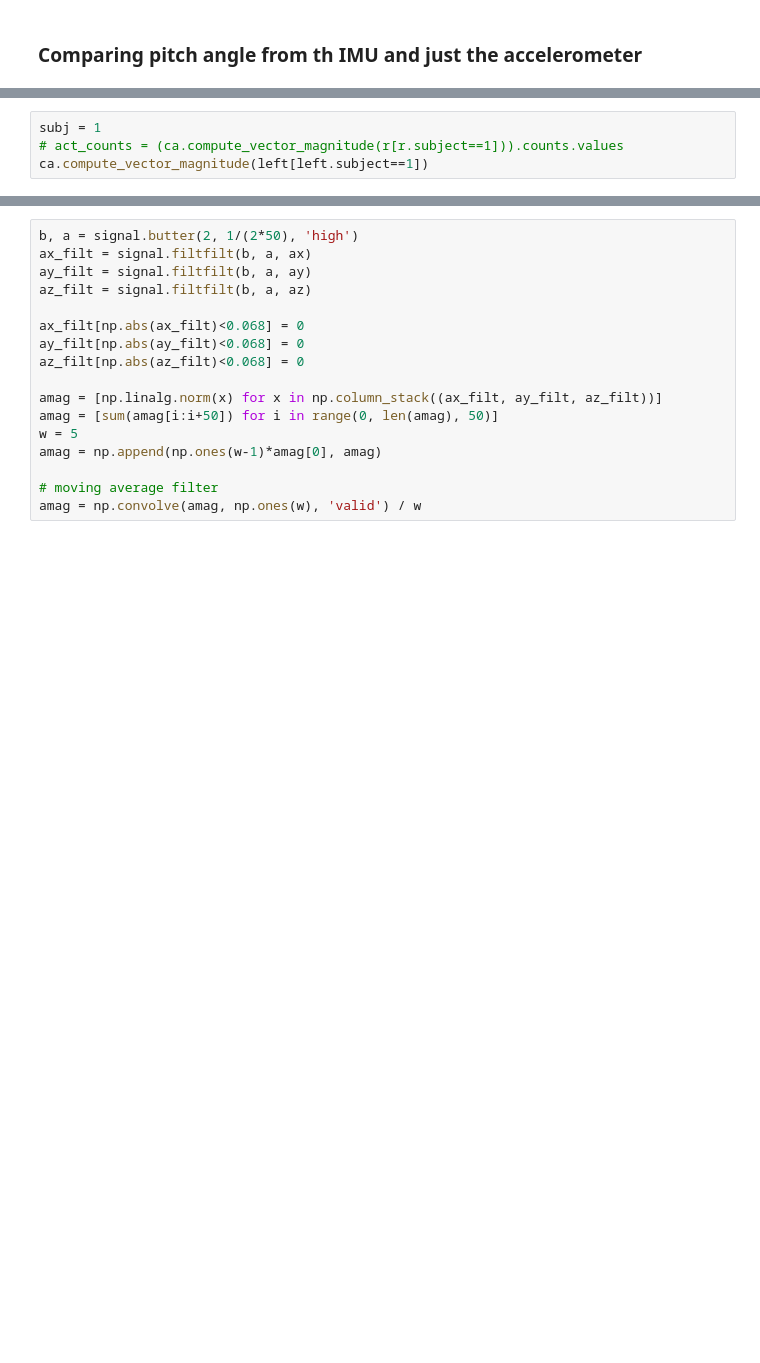
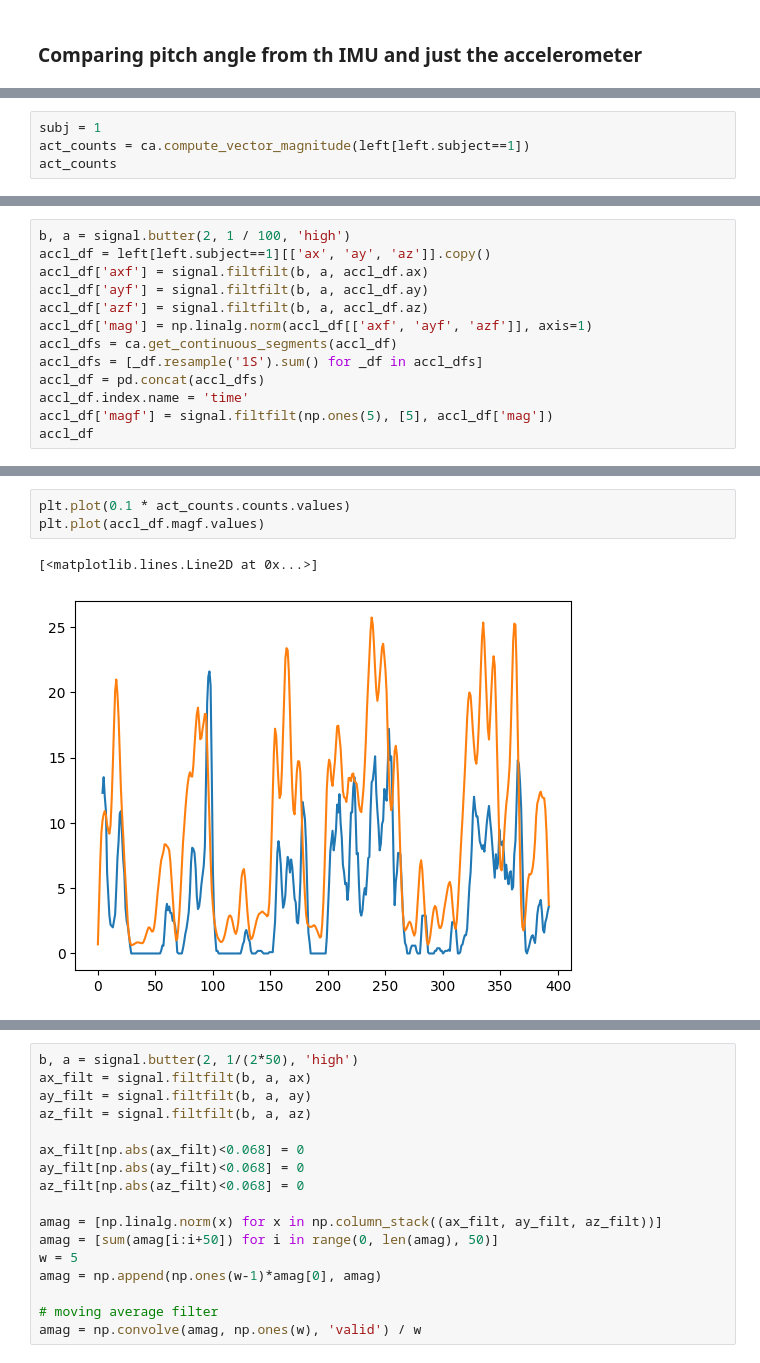
Before and after one commit to siva82kb/gmac, a Jupyter notebook: notebooks/gmac_with_only_accl.ipynb, the cells around one changed output, grey strips where cells are left out. Cells and saved outputs as stored; diff of their text form; blank space fills up the shorter version.

```diff
--- a/notebooks/gmac_with_only_accl.ipynb
+++ b/notebooks/gmac_with_only_accl.ipynb
@@ -80,5 +288,5 @@ plt.tight_layout()
 # %%
 subj = 1
-# act_counts = (ca.compute_vector_magnitude(r[r.subject==1])).counts.values
-ca.compute_vector_magnitude(left[left.subject==1])
+act_counts = ca.compute_vector_magnitude(left[left.subject==1])
+act_counts
 # %% [output]
@@ -85,0 +307,13 @@ TypeError: Could not convert 2020-03-11 16:21:19.820 to numeric
+# %%
+b, a = signal.butter(2, 1 / 100, 'high')
+accl_df = left[left.subject==1][['ax', 'ay', 'az']].copy()
+accl_df['axf'] = signal.filtfilt(b, a, accl_df.ax)
+accl_df['ayf'] = signal.filtfilt(b, a, accl_df.ay)
+accl_df['azf'] = signal.filtfilt(b, a, accl_df.az)
+accl_df['mag'] = np.linalg.norm(accl_df[['axf', 'ayf', 'azf']], axis=1)
+accl_dfs = ca.get_continuous_segments(accl_df)
+accl_dfs = [_df.resample('1S').sum() for _df in accl_dfs]
+accl_df = pd.concat(accl_dfs)
+accl_df.index.name = 'time'
+accl_df['magf'] = signal.filtfilt(np.ones(5), [5], accl_df['mag'])
+accl_df
@@ -85,0 +339,6 @@ TypeError: Could not convert 2020-03-11 16:21:19.820 to numeric
+# %%
+plt.plot(0.1 * act_counts.counts.values)
+plt.plot(accl_df.magf.values)
+# %% [output]
+[<matplotlib.lines.Line2D at 0x...>]
+[figure, added]
```
Also changed, not shown: parts of 40 cells of this notebook, 3 other files.
